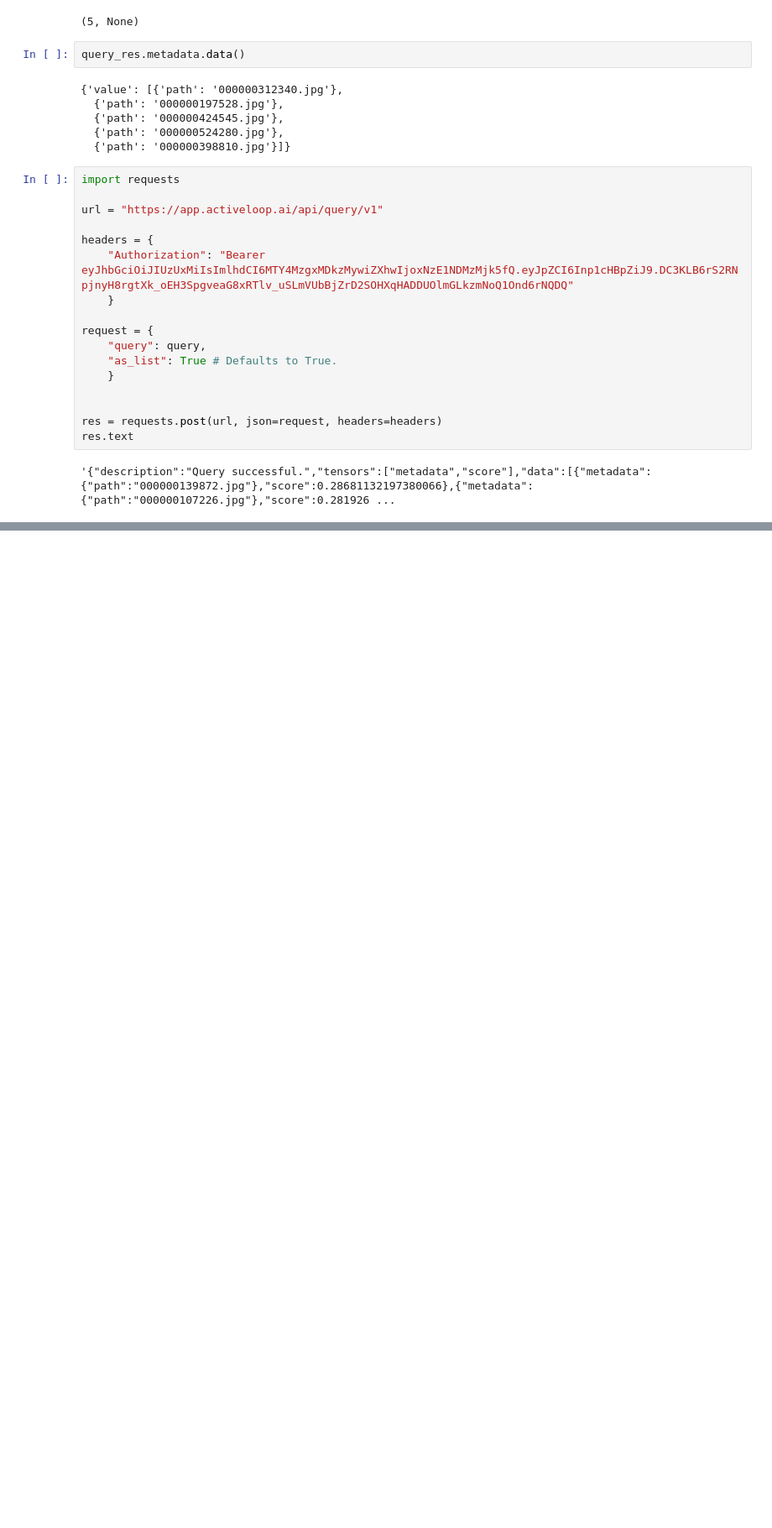
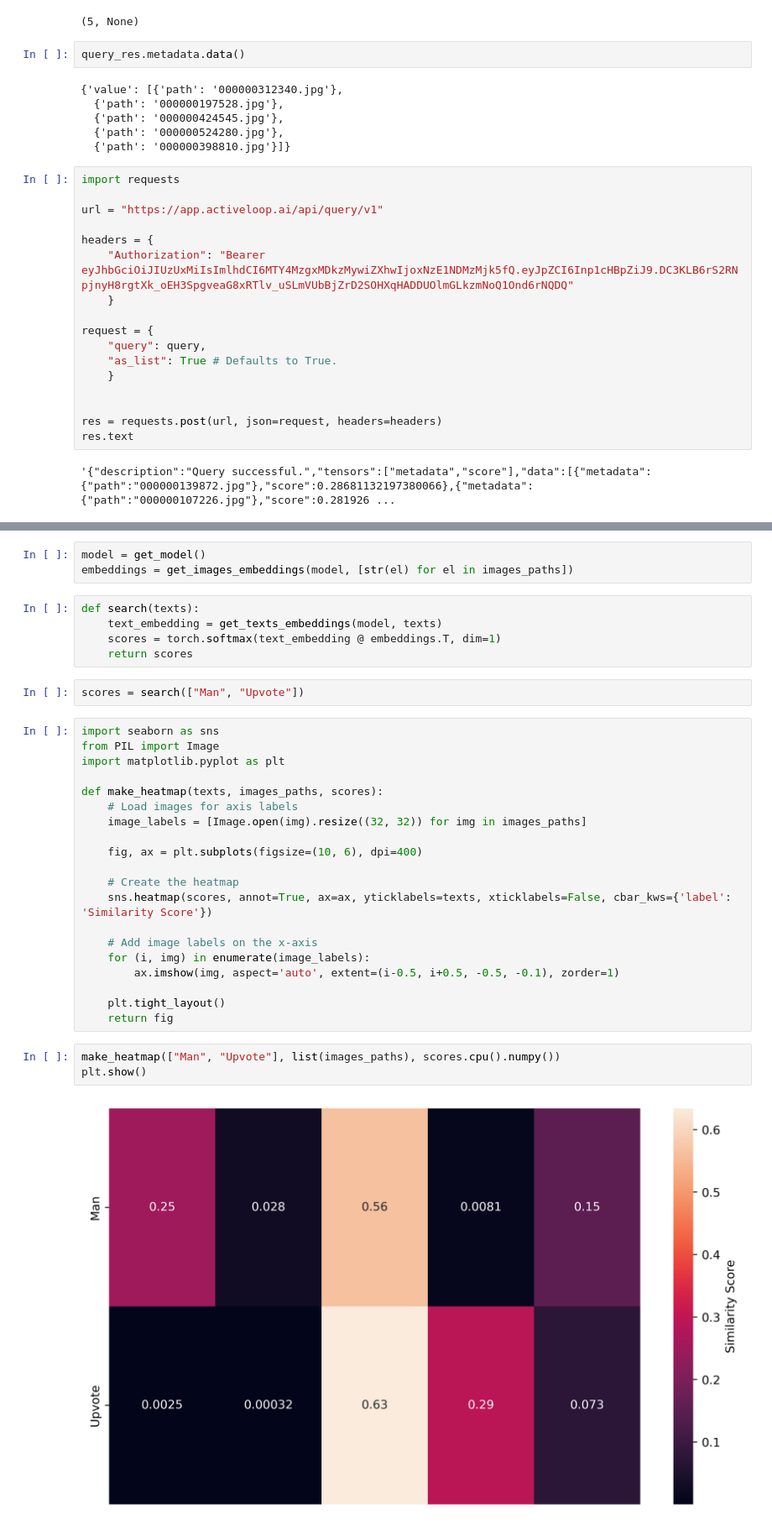
Before and after one commit to FrancescoSaverioZuppichini/search-all, a Jupyter notebook: playground.ipynb, the cells around one changed output, grey strips where cells are left out. Shown at 84% size. Saved outputs shown, nothing was run; the diff lists cells and outputs as text; blank space fills up the shorter version.

```diff
--- a/playground.ipynb
+++ b/playground.ipynb
@@ -64,0 +72,35 @@ res.text
+# %%
+model = get_model()
+embeddings = get_images_embeddings(model, [str(el) for el in images_paths])
+# %%
+def search(texts):
+    text_embedding = get_texts_embeddings(model, texts)
+    scores = torch.softmax(text_embedding @ embeddings.T, dim=1)
+    return scores
+# %%
+scores = search(["Man", "Upvote"])
+# %%
+import seaborn as sns
+from PIL import Image
+import matplotlib.pyplot as plt
+
+def make_heatmap(texts, images_paths, scores):
+    # Load images for axis labels
+    image_labels = [Image.open(img).resize((32, 32)) for img in images_paths]
+
+    fig, ax = plt.subplots(figsize=(10, 6), dpi=400)
+
+    # Create the heatmap
+    sns.heatmap(scores, annot=True, ax=ax, yticklabels=texts, xticklabels=False, cbar_kws={'label': 'Similarity Score'})
+
+    # Add image labels on the x-axis
+    for (i, img) in enumerate(image_labels):
+        ax.imshow(img, aspect='auto', extent=(i-0.5, i+0.5, -0.5, -0.1), zorder=1)
+
+    plt.tight_layout()
+    return fig
+# %%
+make_heatmap(["Man", "Upvote"], list(images_paths), scores.cpu().numpy())
+plt.show()
+# %% [output]
+[figure, added]
```
Also changed, not shown: parts of 3 cells of this notebook, 7 other files.
